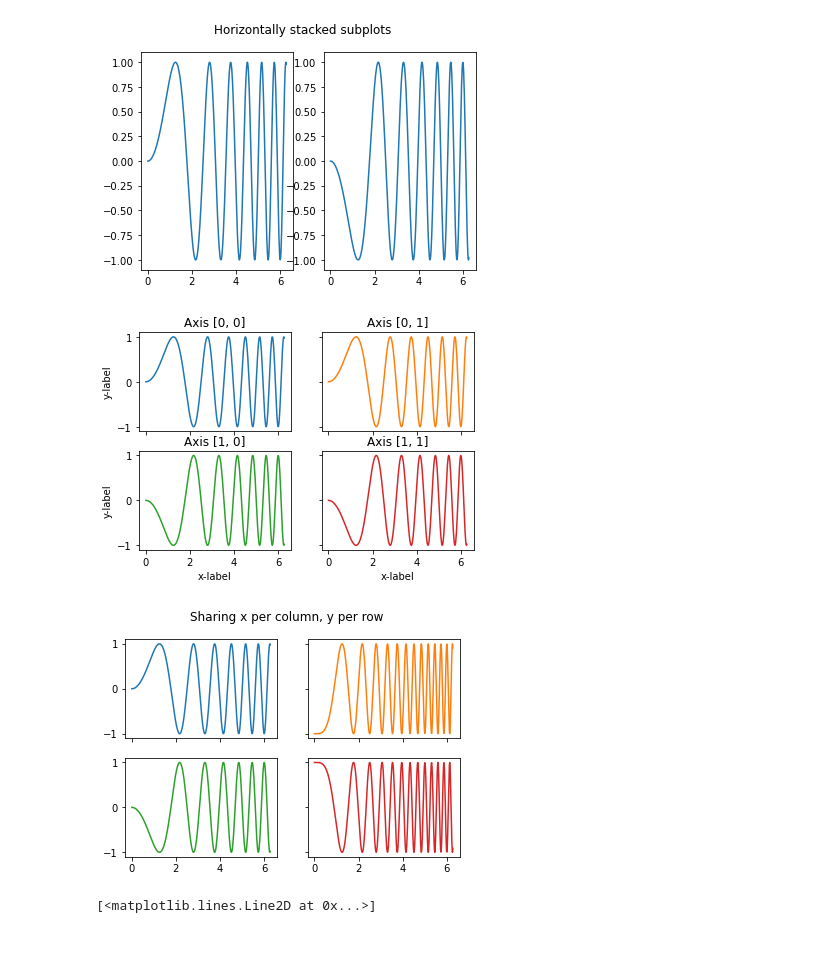
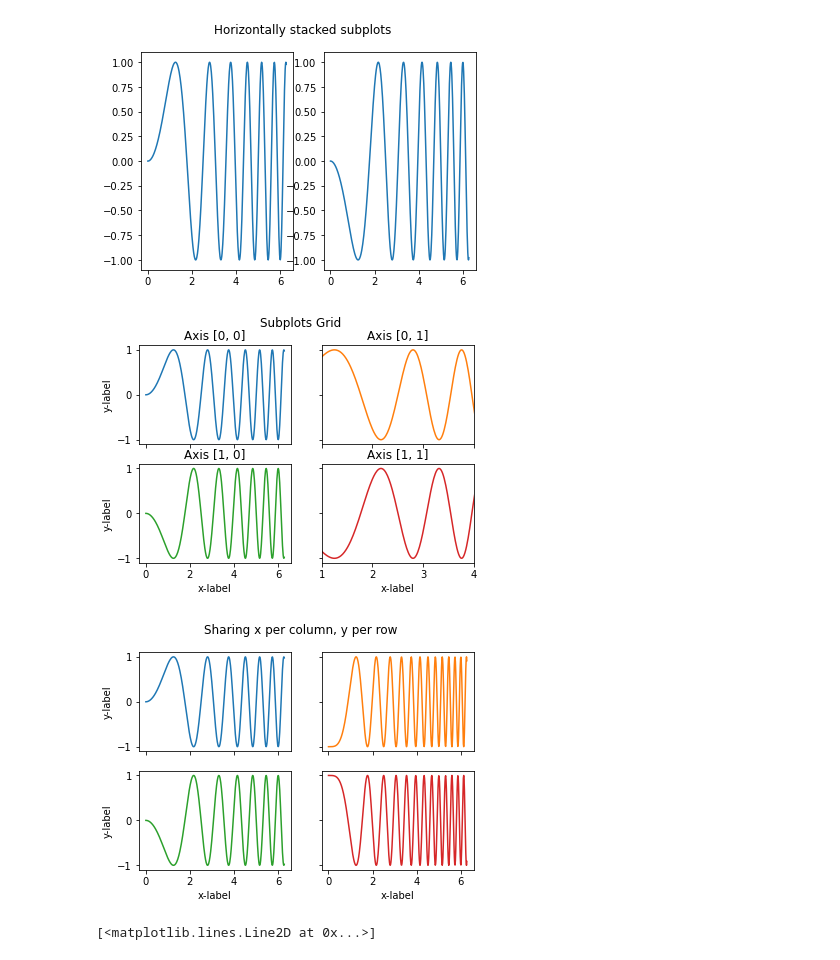
Before and after one commit to J-Arrieta/computacion_cientifica, a Jupyter notebook: CC2.04_Visualizacion-Matplotlib.ipynb, the cells around one changed output. Saved outputs shown, nothing was run; the diff lists cells and outputs as text; code cells hidden in the pictures.

```diff
--- a/CC2.04_Visualizacion-Matplotlib.ipynb
+++ b/CC2.04_Visualizacion-Matplotlib.ipynb
@@ -271,6 +271,7 @@ ax2.plot(x, -y)
 [figure]
 # %%
 fig, axs = plt.subplots(2, 2)
+fig.suptitle('Subplots Grid')
 axs[0, 0].plot(x, y)
 axs[0, 0].set_title('Axis [0, 0]')
 axs[0, 1].plot(x, y, 'tab:orange')
@@ -280,26 +281,32 @@ axs[1, 0].set_title('Axis [1, 0]')
 axs[1, 1].plot(x, -y, 'tab:red')
 axs[1, 1].set_title('Axis [1, 1]')
 
-for ax in axs.flat:
+axs[0, 1].set(xlim=(1,4))
+axs[1, 1].set(xlim=(1,4))
+
+for ax in fig.get_axes():
     ax.set(xlabel='x-label', ylabel='y-label')
 
 # Hide x labels and tick labels for top plots and y ticks for right plots.
 for ax in axs.flat:
     ax.label_outer()
 # %% [output]
-[figure, old version]
+[figure, new version]
 # %%
 fig, ((ax1, ax2), (ax3, ax4)) = plt.subplots(2, 2)
 fig.suptitle('Sharing x per column, y per row')
 ax1.plot(x, y)
 ax2.plot(x, y**2, 'tab:orange')
 ax3.plot(x, -y, 'tab:green')
 ax4.plot(x, -y**2, 'tab:red')
 
 for ax in fig.get_axes():
+    ax.set(xlabel='x-label', ylabel='y-label')
+
+for ax in fig.get_axes():
     ax.label_outer()
 # %% [output]
-[figure, old version]
+[figure, new version]
 # %%
 fig, (ax1, ax2) = plt.subplots(2, sharex=False)
 fig.suptitle('Aligning x-axis using sharex')
```
Also changed, not shown: parts of 8 cells of this notebook.
